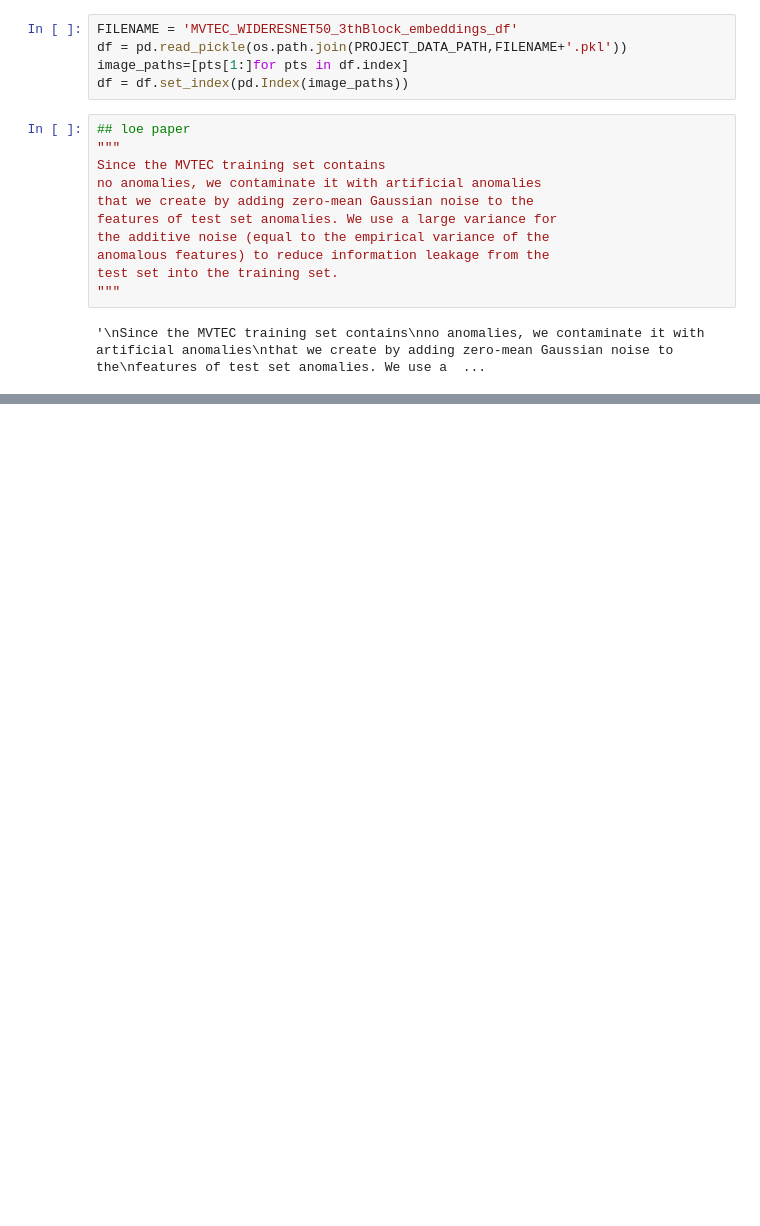
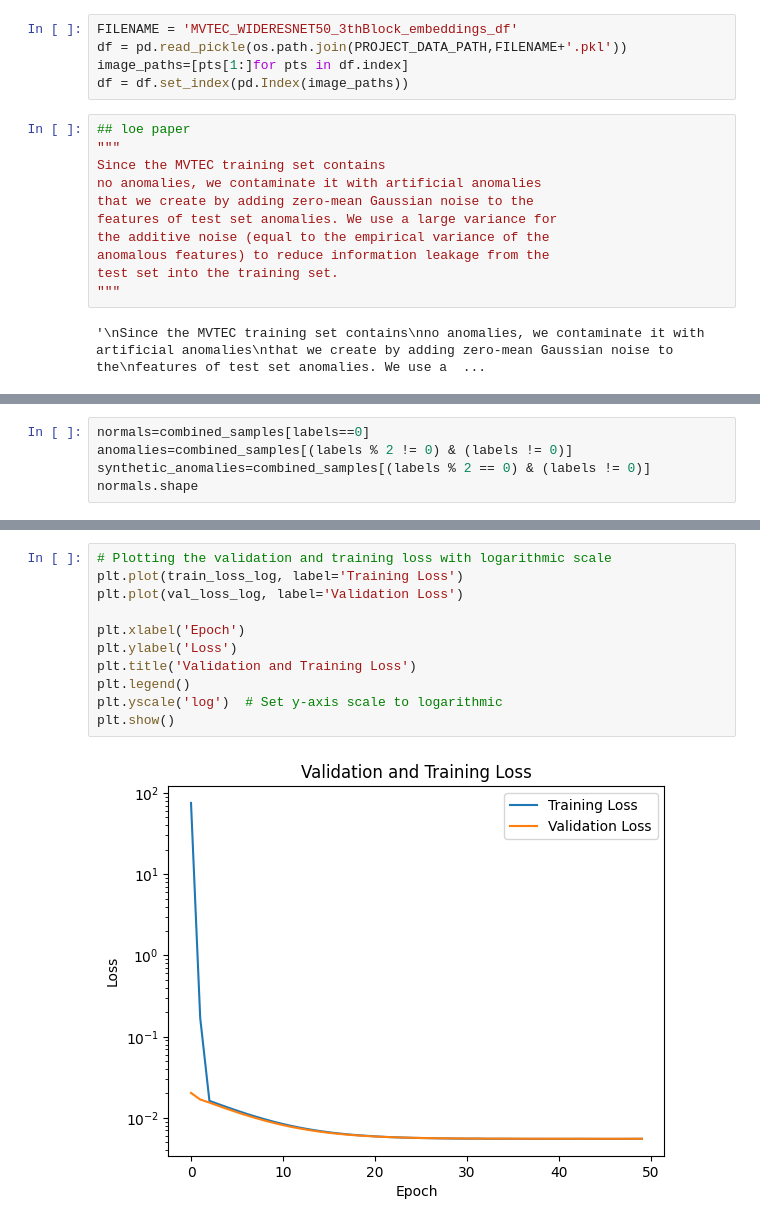
Before and after one commit to buehlpa/MVTec_Visualizer, a Jupyter notebook: workspace/mvtec_WIDERESNET50_syntheticAnomalies.ipynb, the cells around one changed output, grey strips where cells are left out. Cells and saved outputs as stored; diff of their text form; blank space fills up the shorter version.

Commit message:
added AE for synthetic

```diff
--- a/workspace/mvtec_WIDERESNET50_syntheticAnomalies.ipynb
+++ b/workspace/mvtec_WIDERESNET50_syntheticAnomalies.ipynb
@@ -97,0 +108,5 @@ plt.show()
+# %%
+normals=combined_samples[labels==0]
+anomalies=combined_samples[(labels % 2 != 0) & (labels != 0)]
+synthetic_anomalies=combined_samples[(labels % 2 == 0) & (labels != 0)]
+normals.shape
@@ -97,0 +235,13 @@ plt.show()
+# %%
+# Plotting the validation and training loss with logarithmic scale
+plt.plot(train_loss_log, label='Training Loss')
+plt.plot(val_loss_log, label='Validation Loss')
+
+plt.xlabel('Epoch')
+plt.ylabel('Loss')
+plt.title('Validation and Training Loss')
+plt.legend()
+plt.yscale('log')  # Set y-axis scale to logarithmic
+plt.show()
+# %% [output]
+[figure, added]
```
Also changed, not shown: parts of 10 cells of this notebook.
